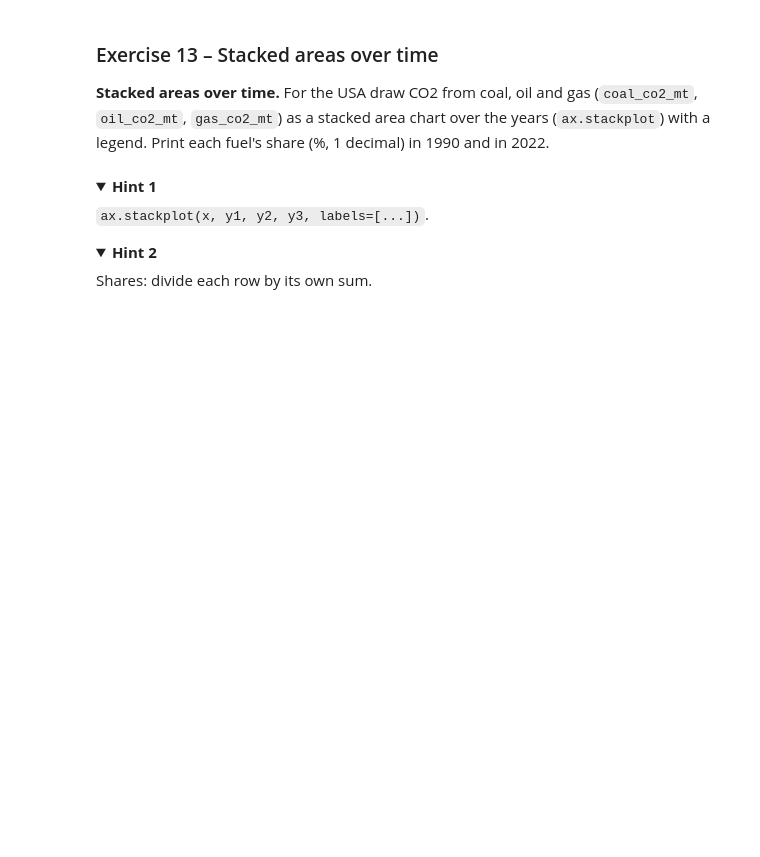
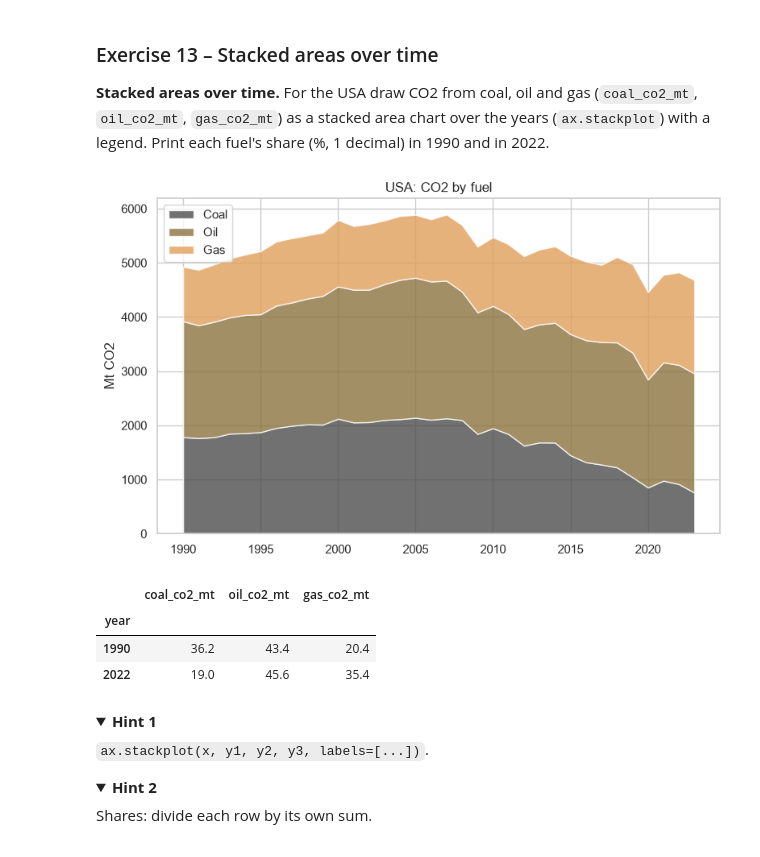
Before and after one commit to OrangeBoop/Lab02, a Jupyter notebook: Lab3/Lab3-Persky Idan 215548512 , Golan Amir 216264333.ipynb, the cells around one changed output. Saved outputs shown, nothing was run; the diff lists cells and outputs as text; code cells hidden in the pictures; folded sections open; blank space fills up the shorter version.

```diff
--- a/Lab3/Lab3-Persky Idan 215548512 , Golan Amir 216264333.ipynb
+++ b/Lab3/Lab3-Persky Idan 215548512 , Golan Amir 216264333.ipynb
@@ -703,7 +758,31 @@ Percentage change: `value_2022 / value_1990 - 1`.
 
 **Stacked areas over time.** For the USA draw CO2 from coal, oil and gas (`coal_co2_mt`, `oil_co2_mt`, `gas_co2_mt`) as a stacked area chart over the years (`ax.stackplot`) with a legend. Print each fuel's share (%, 1 decimal) in 1990 and in 2022.
 # %%
-# Write your code here
+# Stacked areas
+usa_masked = countries[countries["nation"] == "USA"].sort_values(by="year")
+cols = ["Coal", "Oil", "Gas"]
+
+fig, ax = plt.subplots(figsize=(8, 5))
+
+ax.stackplot(usa_masked["year"], usa_masked["coal_co2_mt"], usa_masked["oil_co2_mt"], usa_masked["gas_co2_mt"], labels=cols, alpha=0.8, colors=["#4D4D4D", "#8C733F", "#E09F5B"])
+
+ax.set_title("USA: CO2 by fuel")
+ax.set_ylabel("Mt CO2")
+ax.legend(loc="upper left")
+
+plt.tight_layout()
+plt.show()
+
+# Fuel share table
+fuel_share = usa_masked[usa_masked["year"].isin([1990, 2022])].set_index("year")[["coal_co2_mt", "oil_co2_mt", "gas_co2_mt"]]
+fuel_share = (fuel_share.div(fuel_share.sum(axis=1), axis=0) * 100).round(1)
+fuel_share
+# %% [output]
+[figure, added]
+|  | coal_co2_mt | oil_co2_mt | gas_co2_mt |
+| year |  |  |  |
+| 1990 | 36.2 | 43.4 | 20.4 |
+| 2022 | 19.0 | 45.6 | 35.4 |
 # %% [markdown]
 <details><summary><b>Hint 1</b></summary>
 
```
Also changed, not shown: parts of 2 cells of this notebook.
